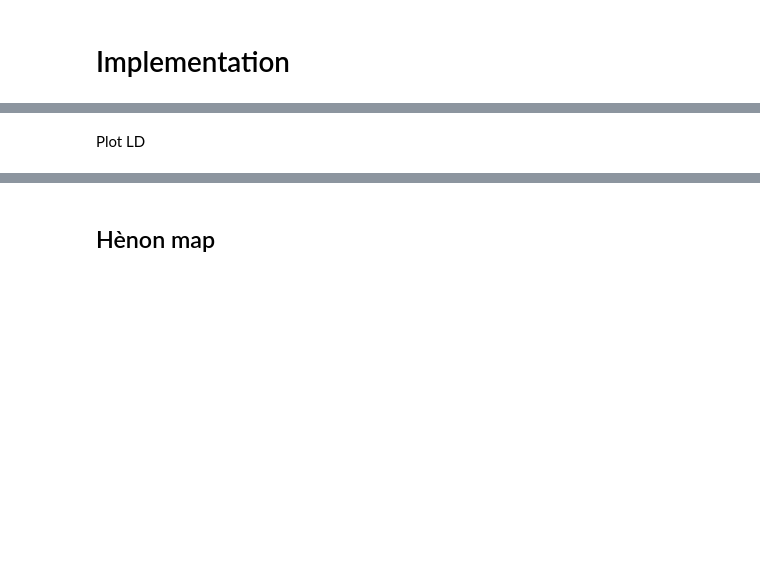
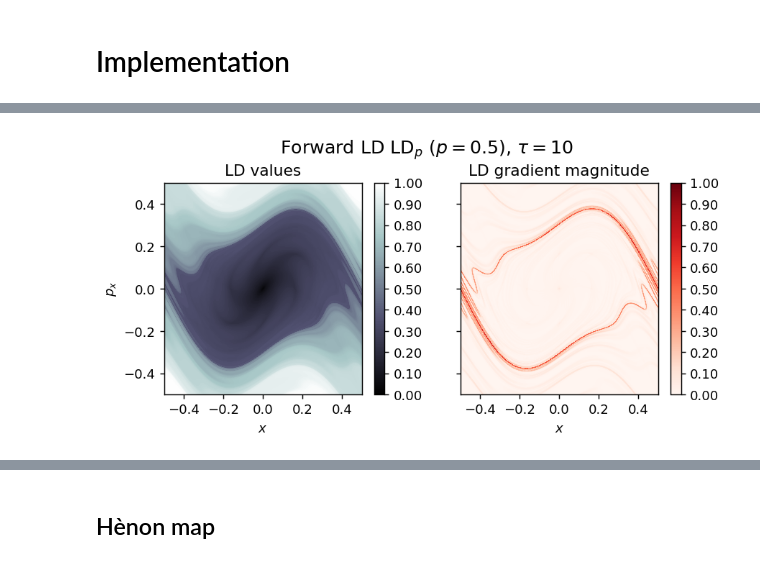
Before and after one commit to champsproject/ldds, a Jupyter notebook: Discrete_Lagrangian_Descriptors_NOTES.ipynb, the cells around one changed output, grey strips where cells are left out. Cells and saved outputs as stored; diff of their text form; code cells hidden in the pictures; blank space fills up the shorter version.

```diff
--- a/Discrete_Lagrangian_Descriptors_NOTES.ipynb
+++ b/Discrete_Lagrangian_Descriptors_NOTES.ipynb
@@ -140,6 +167,3 @@ from operator import itemgetter
 from functools import lru_cache
 from pylds.tools import draw_lagrangian_descriptor
 from pylds.base import generate_points, lagrangian_descriptor
-# %%
-p_value = 0.5
-N_iterations = 25
@@ -148,2 +192,9 @@ grid_parameters = [[0, 2*np.pi, 1200],[0, 2*np.pi, 1200]]
 # %%
-grid_parameters = [[-0.5, 0.5, 1200],[-0.5, 0.5, 1200]]
+p_value = 0.5
+
+N_iterations = 10
+
+x_min, x_max, Nx = [-0.5, 0.5, 1200]
+y_min, y_max, Ny = [-0.5, 0.5, 1200]
+
+K = 1.2 # standard map parameter
@@ -179,2 +200,0 @@ LD_forward = compute_lagrangian_descriptor(grid_parameters, discrete_map, N_iter
-# %% [markdown]
-Plot LD
@@ -180,0 +203,7 @@ Plot LD
+# %%
+discrete_map = lambda u: StandardMap(u,PARAMETERS=[K])
+
+LD_forward = compute_lagrangian_descriptor(grid_parameters, discrete_map, N_iterations, p_value)
+draw_lagrangian_descriptor(LD_forward, 'forward', grid_parameters, N_iterations, p_value)
+# %% [output]
+[figure, added]
```
Also changed, not shown: parts of 13 cells of this notebook.
